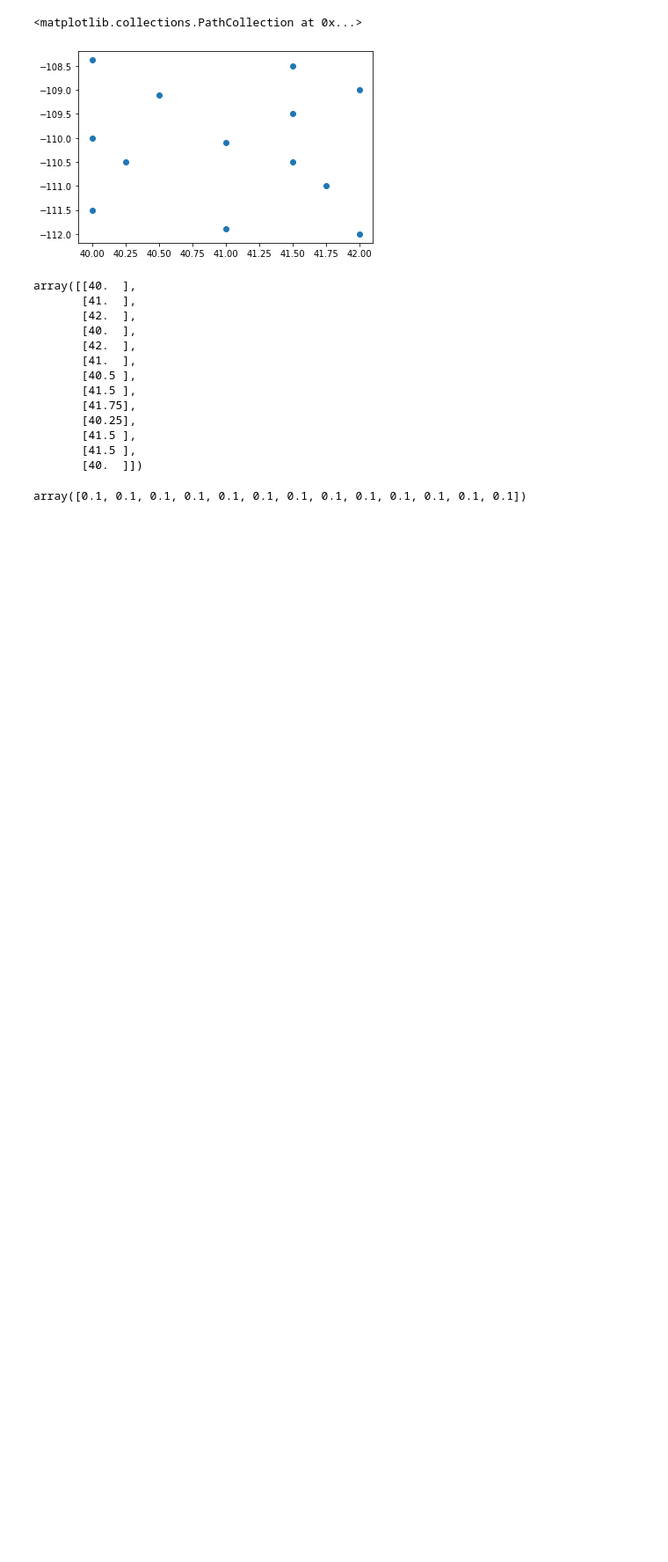
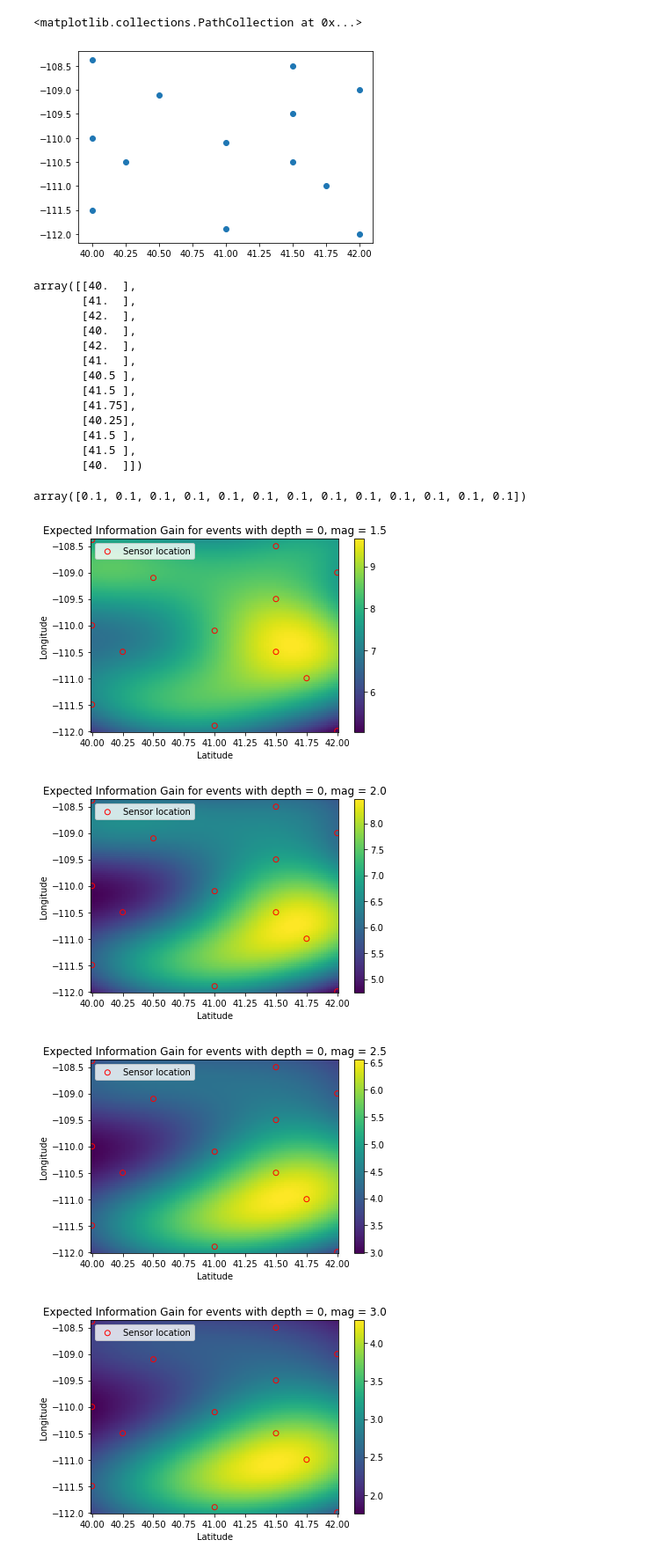
Before and after one commit to sandialabs/seismic_boed, a Jupyter notebook: eig_graphing.ipynb, the cells around one changed output. Shown at 88% size. Cells and saved outputs as stored; diff of their text form; code cells hidden in the pictures; blank space fills up the shorter version.

```diff
--- a/eig_graphing.ipynb
+++ b/eig_graphing.ipynb
@@ -179,0 +237,7 @@ model.kernel
+# %%
+plot_surface(depth_range=[0,5],mag_range=[1.5,3.])
+# %% [output]
+[figure, added]
+[figure, added]
+[figure, added]
+[figure, added]
```
Also changed, not shown: parts of 15 cells of this notebook, 3 other files.
